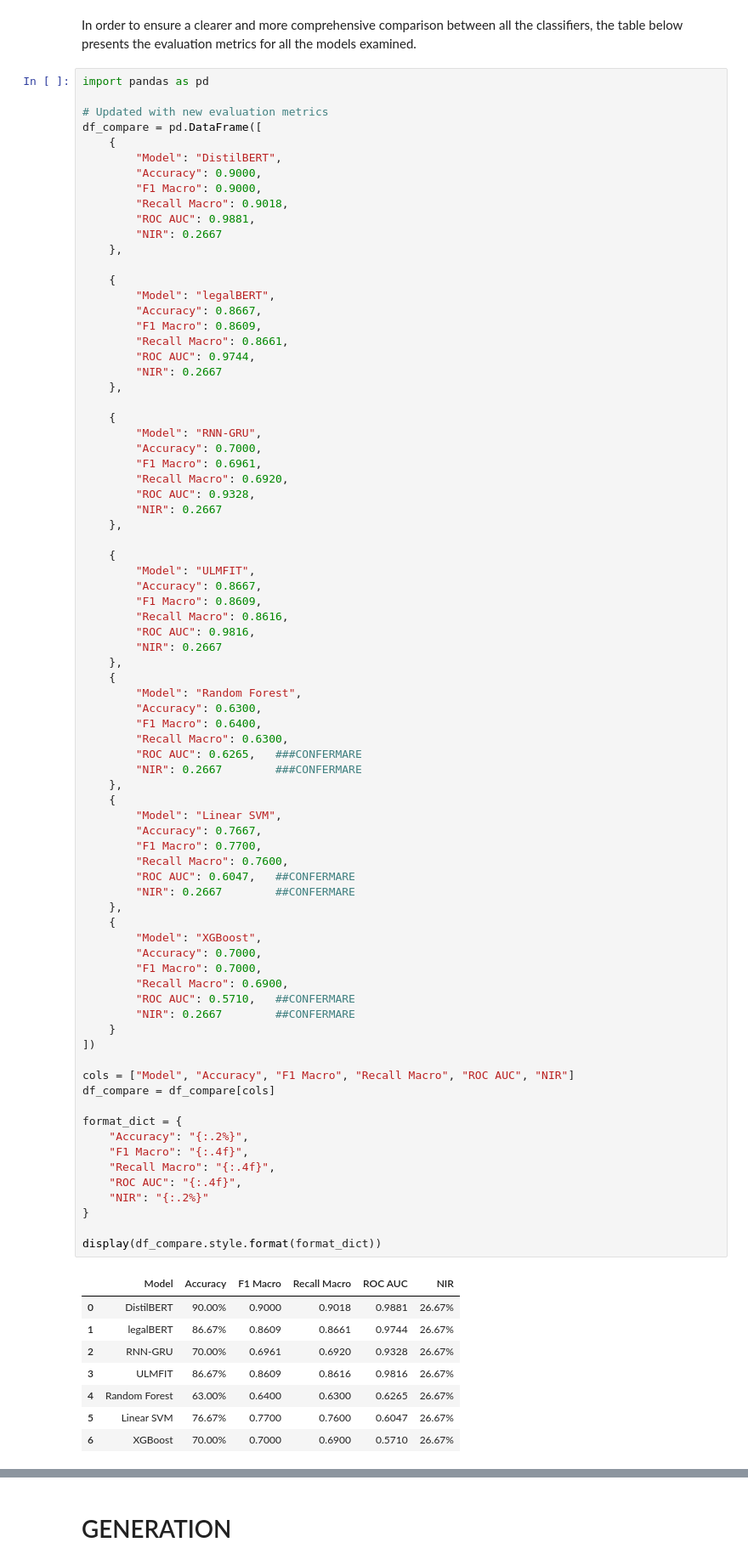
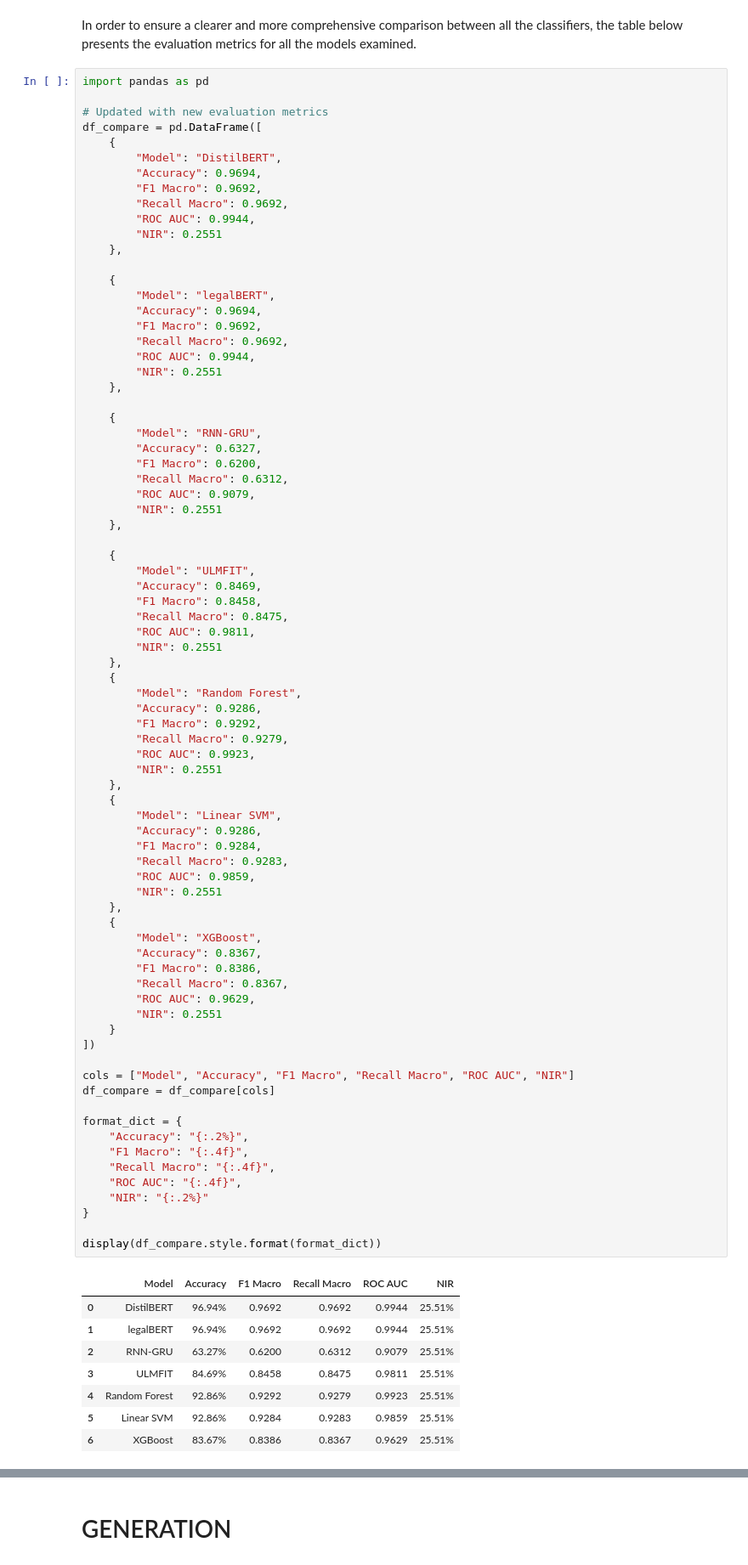
Before and after one commit to profsuccodifrutta/ai_act_RAG_navigator, a Jupyter notebook: public_pipeline_final.ipynb, the cells around one changed output, grey strips where cells are left out. Shown at 85% size. Drawn from its saved outputs; the diff is of its cells as text.

```diff
--- a/public_pipeline_final.ipynb
+++ b/public_pipeline_final.ipynb
@@ -3347,83 +3346,83 @@ import pandas as pd
 df_compare = pd.DataFrame([
     {
         "Model": "DistilBERT",
-        "Accuracy": 0.9000,
-        "F1 Macro": 0.9000,
-        "Recall Macro": 0.9018,
-        "ROC AUC": 0.9881,
-        "NIR": 0.2667
+        "Accuracy": 0.9694,
+        "F1 Macro": 0.9692,
+        "Recall Macro": 0.9692,
+        "ROC AUC": 0.9944,
+        "NIR": 0.2551
     },
 
     {
         "Model": "legalBERT",
-        "Accuracy": 0.8667,
-        "F1 Macro": 0.8609,
-        "Recall Macro": 0.8661,
-        "ROC AUC": 0.9744,
-        "NIR": 0.2667
+        "Accuracy": 0.9694,
+        "F1 Macro": 0.9692,
+        "Recall Macro": 0.9692,
+        "ROC AUC": 0.9944,
+        "NIR": 0.2551
     },
 
     {
         "Model": "RNN-GRU",
-        "Accuracy": 0.7000,
-        "F1 Macro": 0.6961,
-        "Recall Macro": 0.6920,
-        "ROC AUC": 0.9328,
-        "NIR": 0.2667
+        "Accuracy": 0.6327,
+        "F1 Macro": 0.6200,
+        "Recall Macro": 0.6312,
+        "ROC AUC": 0.9079,
+        "NIR": 0.2551
     },
 
     {
         "Model": "ULMFIT",
-        "Accuracy": 0.8667,
-        "F1 Macro": 0.8609,
-        "Recall Macro": 0.8616,
-        "ROC AUC": 0.9816,
-        "NIR": 0.2667
+        "Accuracy": 0.8469,
+        "F1 Macro": 0.8458,
+        "Recall Macro": 0.8475,
+        "ROC AUC": 0.9811,
+        "NIR": 0.2551
     },
     {
         "Model": "Random Forest",
-        "Accuracy": 0.6300,
-        "F1 Macro": 0.6400,
-        "Recall Macro": 0.6300,
-        "ROC AUC": 0.6265,   ###CONFERMARE
-        "NIR": 0.2667        ###CONFERMARE
+        "Accuracy": 0.9286,
+        "F1 Macro": 0.9292,
+        "Recall Macro": 0.9279,
+        "ROC AUC": 0.9923,
+        "NIR": 0.2551
     },
     {
         "Model": "Linear SVM",
-        "Accuracy": 0.7667,
-        "F1 Macro": 0.7700,
-        "Recall Macro": 0.7600,
-        "ROC AUC": 0.6047,   ##CONFERMARE
-        "NIR": 0.2667        ##CONFERMARE
+        "Accuracy": 0.9286,
+        "F1 Macro": 0.9284,
+        "Recall Macro": 0.9283,
+        "ROC AUC": 0.9859,
+        "NIR": 0.2551
     },
     {
         "Model": "XGBoost",
-        "Accuracy": 0.7000,
-        "F1 Macro": 0.7000,
-        "Recall Macro": 0.6900,
-        "ROC AUC": 0.5710,   ##CONFERMARE
-        "NIR": 0.2667        ##CONFERMARE
+        "Accuracy": 0.8367,
+        "F1 Macro": 0.8386,
+        "Recall Macro": 0.8367,
+        "ROC AUC": 0.9629,
+        "NIR": 0.2551
     }
 ])
 
 cols = ["Model", "Accuracy", "F1 Macro", "Recall Macro", "ROC AUC", "NIR"]
 df_compare = df_compare[cols]
 
 format_dict = {
     "Accuracy": "{:.2%}",
     "F1 Macro": "{:.4f}",
     "Recall Macro": "{:.4f}",
     "ROC AUC": "{:.4f}",
     "NIR": "{:.2%}"
 }
 
 display(df_compare.style.format(format_dict))
 # %% [output]
 |  | Model | Accuracy | F1 Macro | Recall Macro | ROC AUC | NIR |
-| 0 | DistilBERT | 90.00% | 0.9000 | 0.9018 | 0.9881 | 26.67% |
-| 1 | legalBERT | 86.67% | 0.8609 | 0.8661 | 0.9744 | 26.67% |
-| 2 | RNN-GRU | 70.00% | 0.6961 | 0.6920 | 0.9328 | 26.67% |
-| 3 | ULMFIT | 86.67% | 0.8609 | 0.8616 | 0.9816 | 26.67% |
-| 4 | Random Forest | 63.00% | 0.6400 | 0.6300 | 0.6265 | 26.67% |
-| 5 | Linear SVM | 76.67% | 0.7700 | 0.7600 | 0.6047 | 26.67% |
-| 6 | XGBoost | 70.00% | 0.7000 | 0.6900 | 0.5710 | 26.67% |
+| 0 | DistilBERT | 96.94% | 0.9692 | 0.9692 | 0.9944 | 25.51% |
+| 1 | legalBERT | 96.94% | 0.9692 | 0.9692 | 0.9944 | 25.51% |
+| 2 | RNN-GRU | 63.27% | 0.6200 | 0.6312 | 0.9079 | 25.51% |
+| 3 | ULMFIT | 84.69% | 0.8458 | 0.8475 | 0.9811 | 25.51% |
+| 4 | Random Forest | 92.86% | 0.9292 | 0.9279 | 0.9923 | 25.51% |
+| 5 | Linear SVM | 92.86% | 0.9284 | 0.9283 | 0.9859 | 25.51% |
+| 6 | XGBoost | 83.67% | 0.8386 | 0.8367 | 0.9629 | 25.51% |
```
Also changed, not shown: parts of 10 cells of this notebook.
